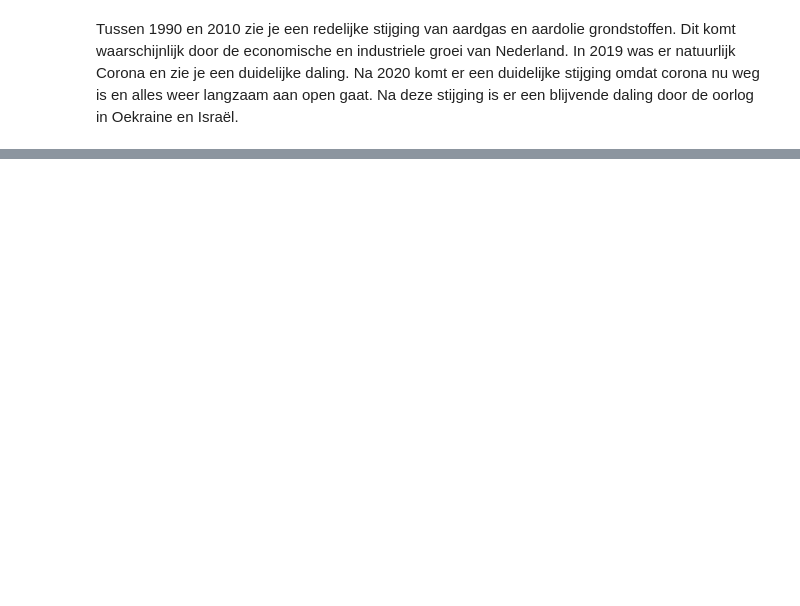
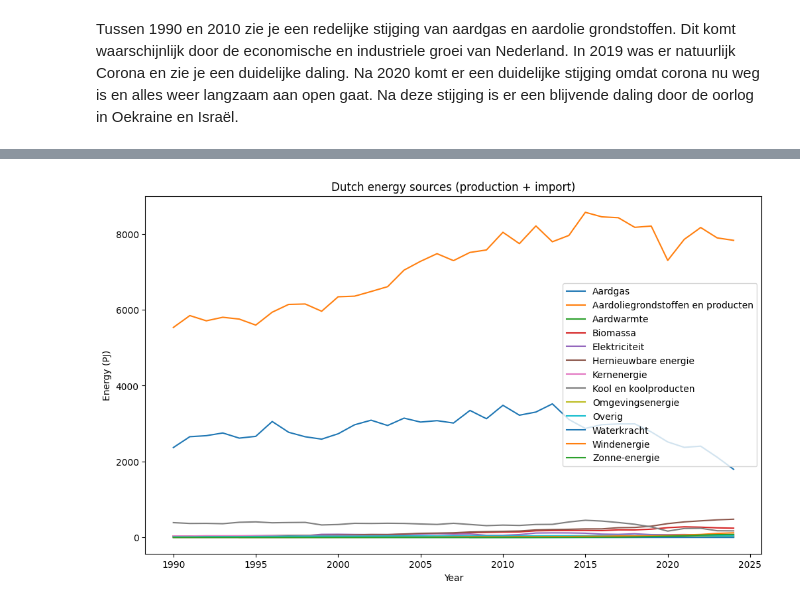
Before and after one commit to Jamie1111/aint-no-party-like-a-data-party, a Jupyter notebook: assignment_template_it1.ipynb, the cells around one changed output, grey strips where cells are left out. Saved outputs shown, nothing was run; the diff lists cells and outputs as text; code cells hidden in the pictures; blank space fills up the shorter version.

```diff
--- a/assignment_template_it1.ipynb
+++ b/assignment_template_it1.ipynb
@@ -147,0 +155,54 @@ plt.show()
+# %%
+import pandas as pd
+import matplotlib.pyplot as plt
+
+# Load dataset
+df = pd.read_csv(
+    "data/energie en broeikasgassen 1990-2024.csv",
+    sep=",",          # change to ";" if needed
+    decimal="."
+)
+
+# Remove accidental spaces
+df.columns = df.columns.str.strip()
+
+# Keep only production + import
+subset = df[
+    df["Balanspost"].isin(["Winning", "Invoer"])
+]
+
+# Sum production and import together
+grouped = (
+    subset.groupby(["Jaar", "Energiedrager"])["Waarde in PJ"]
+    .sum()
+    .reset_index()
+)
+
+# Create pivot table for plotting
+pivot = grouped.pivot(
+    index="Jaar",
+    columns="Energiedrager",
+    values="Waarde in PJ"
+)
+
+# Optional: remove total category to avoid huge overlap
+pivot = pivot.drop(columns=["Totaal energiedragers"], errors="ignore")
+
+# Plot
+plt.figure(figsize=(12,7))
+
+for column in pivot.columns:
+    plt.plot(
+        pivot.index,
+        pivot[column],
+        label=column
+    )
+
+plt.xlabel("Year")
+plt.ylabel("Energy (PJ)")
+plt.title("Dutch energy sources (production + import)")
+plt.legend()
+
+plt.show()
+# %% [output]
+[figure, added]
```
Also changed, not shown: parts of 9 cells of this notebook, 1 other file.
